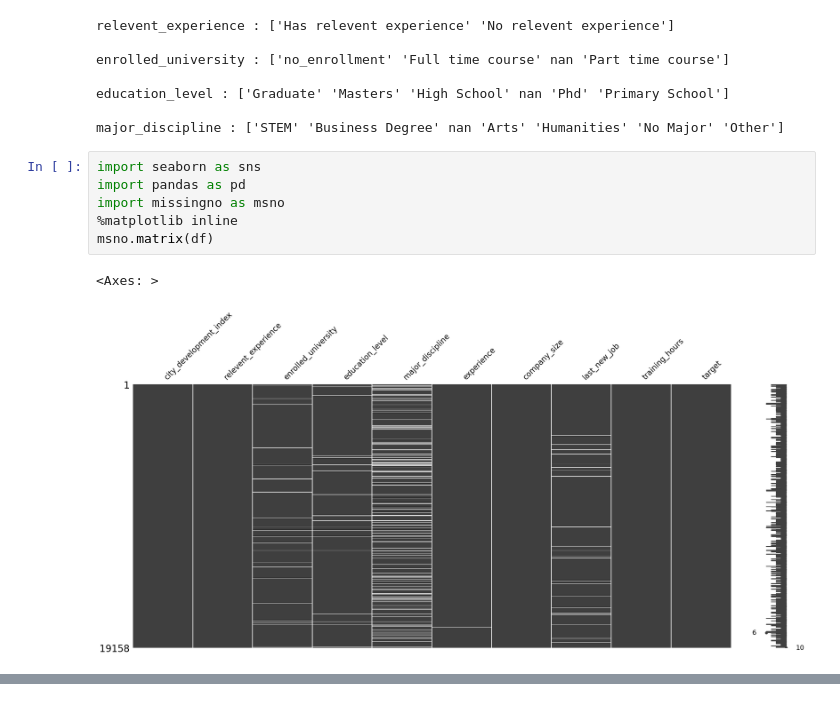
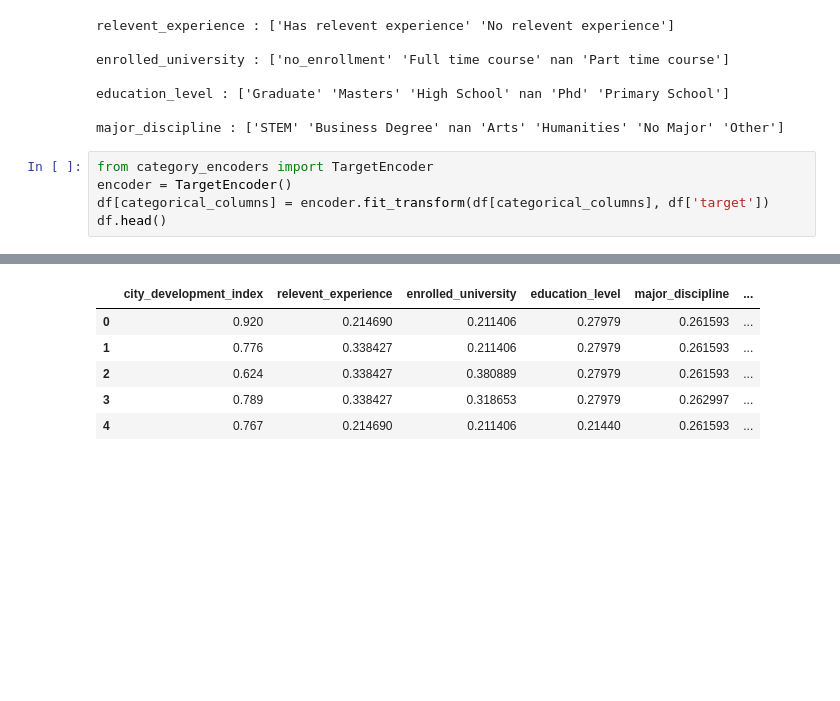
Before and after one commit to grumpycatyo-collab/ubiquitous-test, a Jupyter notebook: main.ipynb, the cells around one changed output, grey strips where cells are left out. Cells and saved outputs as stored; diff of their text form; blank space fills up the shorter version.

```diff
--- a/main.ipynb
+++ b/main.ipynb
@@ -195,12 +230,9 @@ enrolled_university : ['no_enrollment' 'Full time course' nan 'Part time course'
 education_level : ['Graduate' 'Masters' 'High School' nan 'Phd' 'Primary School']
 
 major_discipline : ['STEM' 'Business Degree' nan 'Arts' 'Humanities' 'No Major' 'Other']
-# %%
-import seaborn as sns
-import pandas as pd
-import missingno as msno
-%matplotlib inline
-msno.matrix(df)
-# %% [output]
-<Axes: >
-[figure, old version]
+# %%
+from category_encoders import TargetEncoder
+encoder = TargetEncoder()
+df[categorical_columns] = encoder.fit_transform(df[categorical_columns], df['target'])
+df.head()
+# %% [output]
@@ -207,2 +240,8 @@ msno.matrix(df)
+|  | city_development_index | relevent_experience | enrolled_university | education_level | major_discipline | ... |
+| 0 | 0.920 | 0.214690 | 0.211406 | 0.27979 | 0.261593 | ... |
+| 1 | 0.776 | 0.338427 | 0.211406 | 0.27979 | 0.261593 | ... |
+| 2 | 0.624 | 0.338427 | 0.380889 | 0.27979 | 0.261593 | ... |
+| 3 | 0.789 | 0.338427 | 0.318653 | 0.27979 | 0.262997 | ... |
+| 4 | 0.767 | 0.214690 | 0.211406 | 0.21440 | 0.261593 | ... |
 # %%
 msno.bar(df)
```
Also changed, not shown: parts of 6 cells of this notebook.
